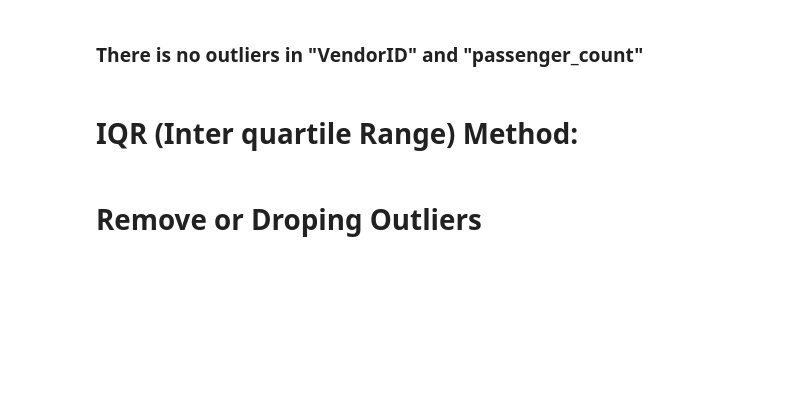
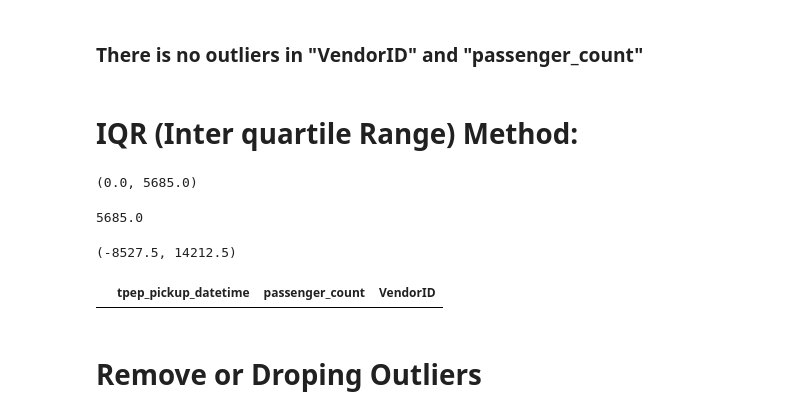
Before and after one commit to skhapijulhossen/uber-taxi-demand, a Jupyter notebook: notebooks/b_PreProcess/b_cleaning.ipynb, the cells around one changed output. Drawn from its saved outputs; the diff is of its cells as text; code cells hidden in the pictures; blank space fills up the shorter version.

```diff
--- a/notebooks/b_PreProcess/b_cleaning.ipynb
+++ b/notebooks/b_PreProcess/b_cleaning.ipynb
@@ -222,22 +252,30 @@ sns.violinplot(data = data, x = "VendorID")
 # %% [markdown]
 # IQR (Inter quartile Range) Method:
 # %%
-# # using IQR
-# q1 = data['passenger_count'].quantile(0.25) # 25%
-# q3 = data['passenger_count'].quantile(0.75) #75%
-# q1, q3
+# using IQR
+q1 = data['passenger_count'].quantile(0.25) # 25%
+q3 = data['passenger_count'].quantile(0.75) #75%
+q1, q3
+# %% [output]
+(0.0, 5685.0)
 # %%
-# #### Determine the distance between the quartiles(IQR)
-# IQR = q3 - q1 #(16503.0 - 7788.0)
-# IQR
+#### Determine the distance between the quartiles(IQR)
+IQR = q3 - q1 #(5685.0 - 0.0)
+IQR
+# %% [output]
+5685.0
 # %%
-# lower = q1 - (1.5*IQR) # 7788.0 - ( 1.5 * 8715.0 )
-# upper = q3 + (1.5*IQR) # 16503.0 + ( 1.5 * 8715.0 )
+lower = q1 - (1.5*IQR) # 0.0 - ( 1.5 * 5685.0 )
+upper = q3 + (1.5*IQR) # 5685.0 + ( 1.5 * 5685.0 )
 # %%
-# lower, upper
+lower, upper
+# %% [output]
+(-8527.5, 14212.5)
 # %%
-# filtered_data = data[(data['passenger_count'] > upper) | (data['passenger_count'] < lower)]
-# filtered_data
+filtered_data = data[(data['passenger_count'] > upper) | (data['passenger_count'] < lower)]
+filtered_data
+# %% [output]
+|  | tpep_pickup_datetime | passenger_count | VendorID |
 # %% [markdown]
 # Remove or Droping Outliers
 # %%
```
Also changed, not shown: parts of 8 cells of this notebook.
